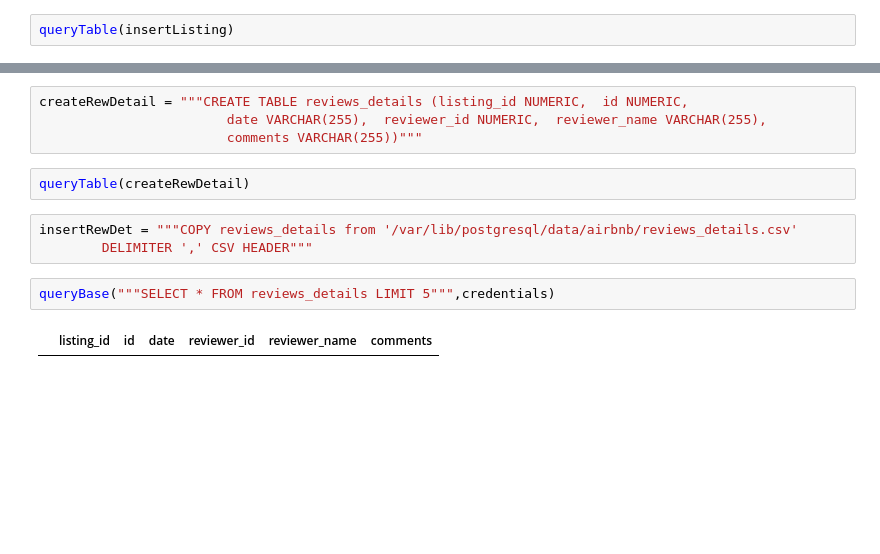
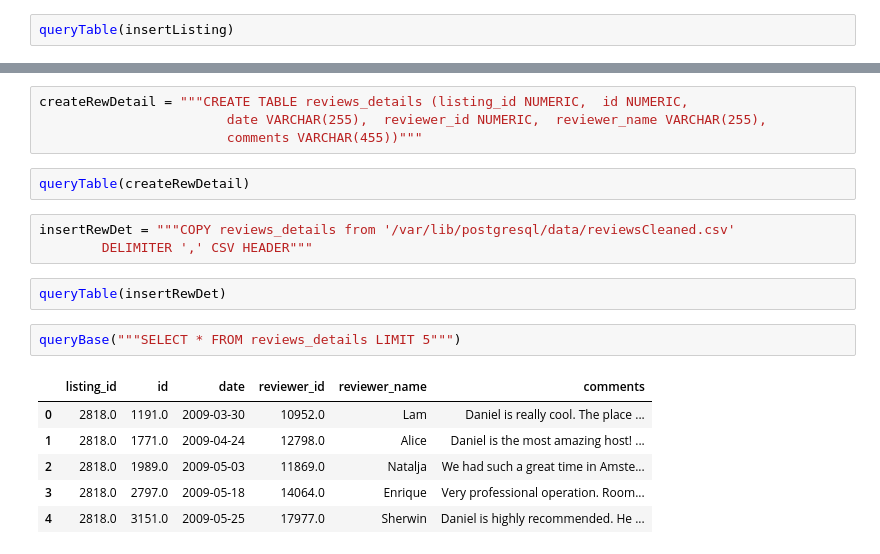
Before and after one commit to idjey/DEtheHardWay, a Jupyter notebook: airBnb_dataSchema.ipynb, the cells around one changed output, grey strips where cells are left out. Drawn from its saved outputs; the diff is of its cells as text; blank space fills up the shorter version.

```diff
--- a/airBnb_dataSchema.ipynb
+++ b/airBnb_dataSchema.ipynb
@@ -287,13 +401,20 @@ queryBase("""SELECT * FROM listings LIMIT 5""",credentials)
 # %%
 createRewDetail = """CREATE TABLE reviews_details (listing_id NUMERIC,  id NUMERIC,
                         date VARCHAR(255),  reviewer_id NUMERIC,  reviewer_name VARCHAR(255),
-                        comments VARCHAR(255))"""
+                        comments VARCHAR(455))"""
 # %%
 queryTable(createRewDetail)
 # %%
-insertRewDet = """COPY reviews_details from '/var/lib/postgresql/data/airbnb/reviews_details.csv'
+insertRewDet = """COPY reviews_details from '/var/lib/postgresql/data/reviewsCleaned.csv'
         DELIMITER ',' CSV HEADER"""
+# %%
+queryTable(insertRewDet)
 # %%
-queryBase("""SELECT * FROM reviews_details LIMIT 5""",credentials)
+queryBase("""SELECT * FROM reviews_details LIMIT 5""")
 # %% [output]
 |  | listing_id | id | date | reviewer_id | reviewer_name | comments |
+| 0 | 2818.0 | 1191.0 | 2009-03-30 | 10952.0 | Lam | Daniel is really cool. The place ... |
+| 1 | 2818.0 | 1771.0 | 2009-04-24 | 12798.0 | Alice | Daniel is the most amazing host! ... |
+| 2 | 2818.0 | 1989.0 | 2009-05-03 | 11869.0 | Natalja | We had such a great time in Amste... |
+| 3 | 2818.0 | 2797.0 | 2009-05-18 | 14064.0 | Enrique | Very professional operation. Room... |
+| 4 | 2818.0 | 3151.0 | 2009-05-25 | 17977.0 | Sherwin | Daniel is highly recommended. He ... |
```
Also changed, not shown: parts of 31 cells of this notebook.
